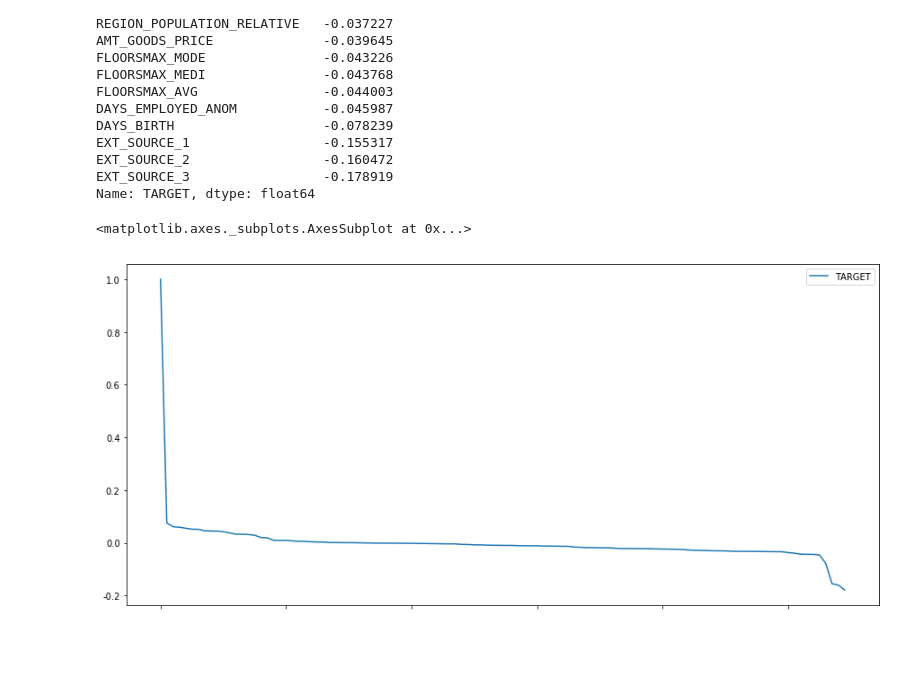
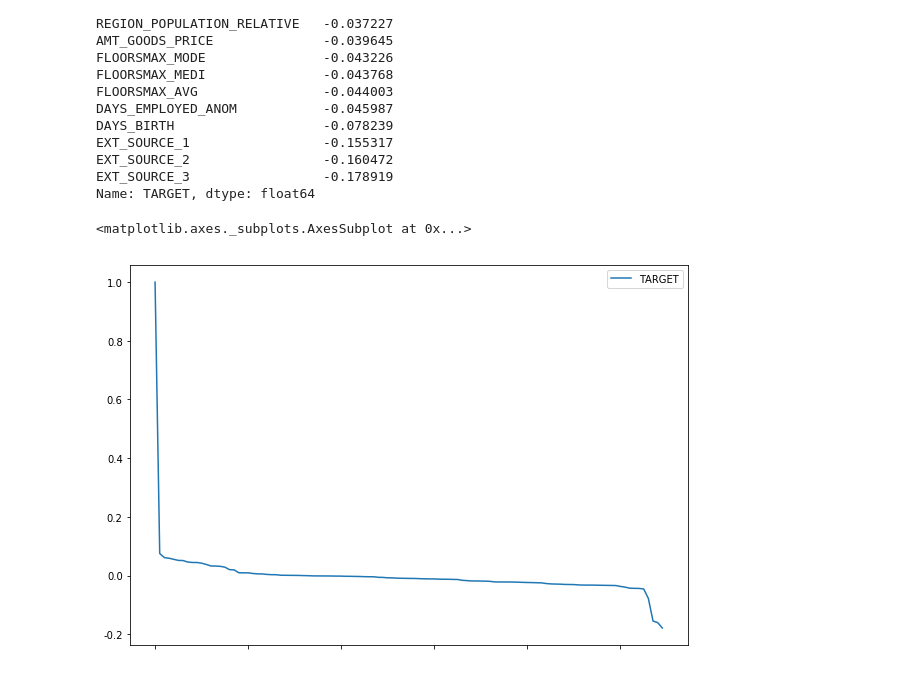
Before and after one commit to kuonumber/2nd-ML100Days, a Jupyter notebook: homework/Day_010_HW.ipynb, the cells around one changed output. Drawn from its saved outputs; the diff is of its cells as text; code cells hidden in the pictures; blank space fills up the shorter version.

```diff
--- a/homework/Day_010_HW.ipynb
+++ b/homework/Day_010_HW.ipynb
@@ -165,10 +165,10 @@ EXT_SOURCE_2                 -0.160472
 EXT_SOURCE_3                 -0.178919
 Name: TARGET, dtype: float64
 # %%
-corr_Target.to_frame().plot(rot = 90, figsize = (15,7))
+corr_Target.to_frame().plot(rot = 90, figsize = (10,7))
 # %% [output]
 <matplotlib.axes._subplots.AxesSubplot at 0x...>
-[figure, old version]
+[figure, new version]
 # %%
 df_corr_T = corr_Target.to_frame()
 # %%
```
Also changed, not shown: parts of 6 cells of this notebook.
